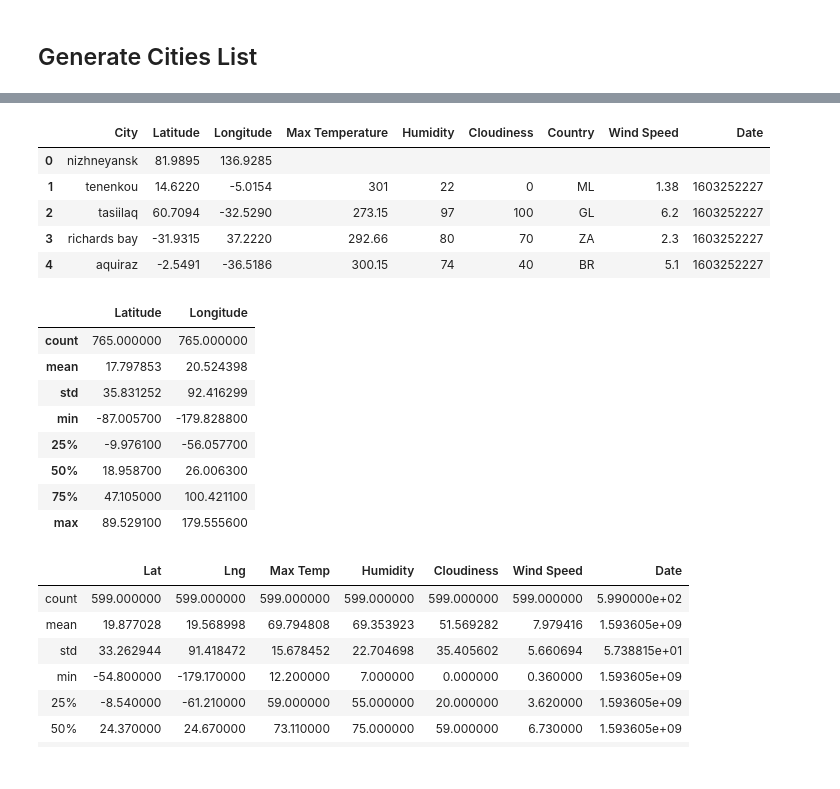
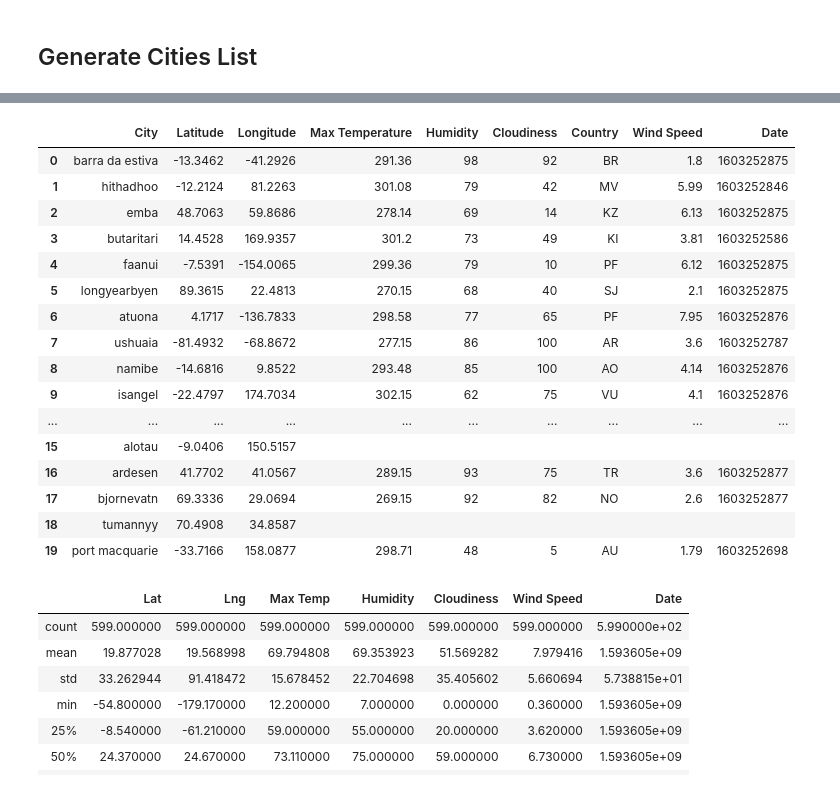
Before and after one commit to sreeven/Bootcamp, a Jupyter notebook: python-api-challenge/WeatherPy/WeatherPy.ipynb, the cells around one changed output, grey strips where cells are left out. Drawn from its saved outputs; the diff is of its cells as text; code cells hidden in the pictures.

```diff
--- a/python-api-challenge/WeatherPy/WeatherPy.ipynb
+++ b/python-api-challenge/WeatherPy/WeatherPy.ipynb
@@ -118,25 +129,24 @@ city_info['Country'] = country
 # %%
 city_info = city_info.reindex(columns = ['City','Latitude',"Longitude",
                                          "Max Temperature","Humidity","Cloudiness",
                                          "Country","Wind Speed","Date"])
 city_info.to_csv('../Output/weather.csv',index = False, header = True)
-city_info.head()
+city_info.head(20)
 # %% [output]
 |  | City | Latitude | Longitude | Max Temperature | Humidity | Cloudiness | Country | Wind Speed | Date |
-| 0 | nizhneyansk | 81.9895 | 136.9285 |  |  |  |  |  |  |
-| 1 | tenenkou | 14.6220 | -5.0154 | 301 | 22 | 0 | ML | 1.38 | 1603252227 |
-| 2 | tasiilaq | 60.7094 | -32.5290 | 273.15 | 97 | 100 | GL | 6.2 | 1603252227 |
-| 3 | richards bay | -31.9315 | 37.2220 | 292.66 | 80 | 70 | ZA | 2.3 | 1603252227 |
-| 4 | aquiraz | -2.5491 | -36.5186 | 300.15 | 74 | 40 | BR | 5.1 | 1603252227 |
+| 0 | barra da estiva | -13.3462 | -41.2926 | 291.36 | 98 | 92 | BR | 1.8 | 1603252875 |
+| 1 | hithadhoo | -12.2124 | 81.2263 | 301.08 | 79 | 42 | MV | 5.99 | 1603252846 |
+| 2 | emba | 48.7063 | 59.8686 | 278.14 | 69 | 14 | KZ | 6.13 | 1603252875 |
+| 3 | butaritari | 14.4528 | 169.9357 | 301.2 | 73 | 49 | KI | 3.81 | 1603252586 |
+| 4 | faanui | -7.5391 | -154.0065 | 299.36 | 79 | 10 | PF | 6.12 | 1603252875 |
+| 5 | longyearbyen | 89.3615 | 22.4813 | 270.15 | 68 | 40 | SJ | 2.1 | 1603252875 |
+| 6 | atuona | 4.1717 | -136.7833 | 298.58 | 77 | 65 | PF | 7.95 | 1603252876 |
+| 7 | ushuaia | -81.4932 | -68.8672 | 277.15 | 86 | 100 | AR | 3.6 | 1603252787 |
+| 8 | namibe | -14.6816 | 9.8522 | 293.48 | 85 | 100 | AO | 4.14 | 1603252876 |
+| 9 | isangel | -22.4797 | 174.7034 | 302.15 | 62 | 75 | VU | 4.1 | 1603252876 |
+| ... | ... | ... | ... | ... | ... | ... | ... | ... | ... |
+| 15 | alotau | -9.0406 | 150.5157 |  |  |  |  |  |  |
+| 16 | ardesen | 41.7702 | 41.0567 | 289.15 | 93 | 75 | TR | 3.6 | 1603252877 |
+| 17 | bjornevatn | 69.3336 | 29.0694 | 269.15 | 92 | 82 | NO | 2.6 | 1603252877 |
+| 18 | tumannyy | 70.4908 | 34.8587 |  |  |  |  |  |  |
+| 19 | port macquarie | -33.7166 | 158.0877 | 298.71 | 48 | 5 | AU | 1.79 | 1603252698 |
-# %%
-city_info.describe()
-# %% [output]
-|  | Latitude | Longitude |
-| count | 765.000000 | 765.000000 |
-| mean | 17.797853 | 20.524398 |
-| std | 35.831252 | 92.416299 |
-| min | -87.005700 | -179.828800 |
-| 25% | -9.976100 | -56.057700 |
-| 50% | 18.958700 | 26.006300 |
-| 75% | 47.105000 | 100.421100 |
-| max | 89.529100 | 179.555600 |
```
Also changed, not shown: parts of 5 cells of this notebook.
